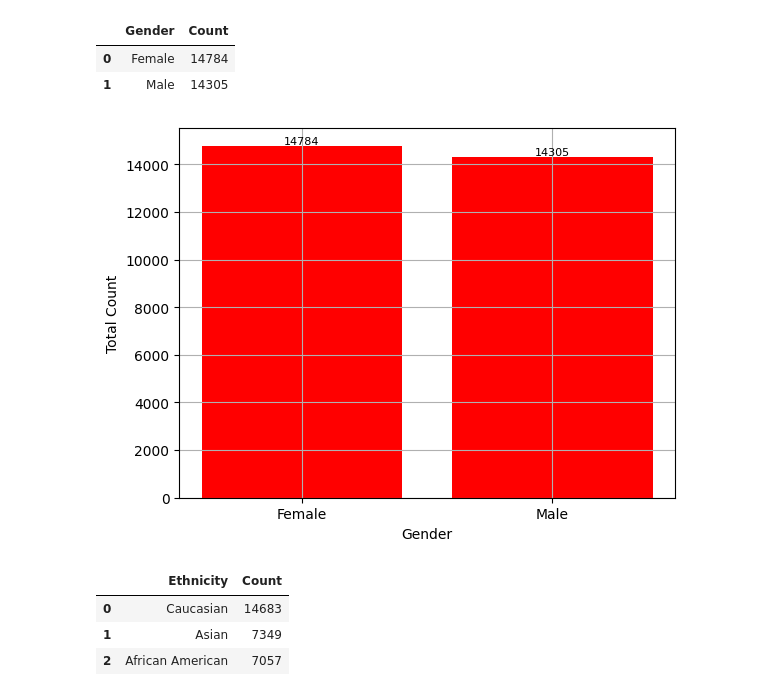
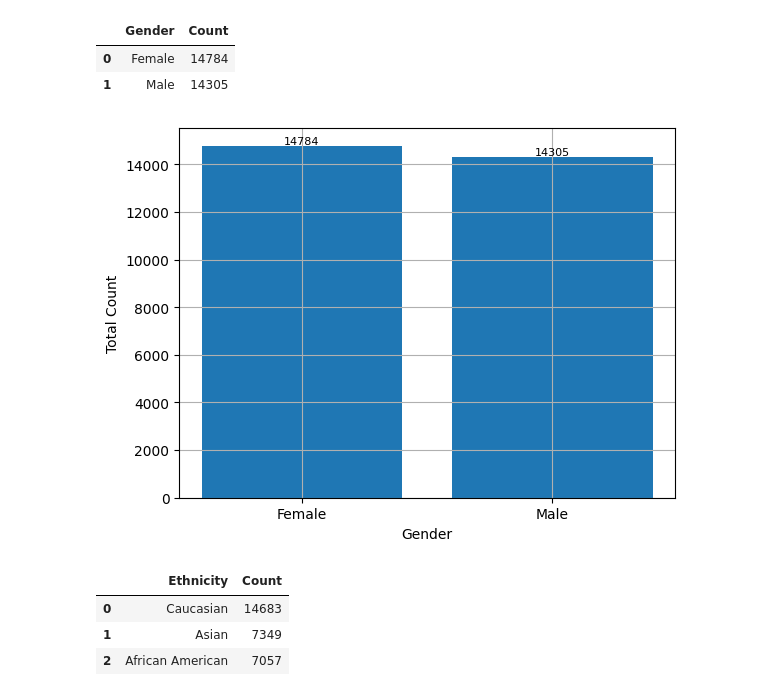
Before and after one commit to akshayDK0420/TwoDotSeven, a Jupyter notebook: Task2.ipynb, the cells around one changed output. Drawn from its saved outputs; the diff is of its cells as text; code cells hidden in the pictures.

```diff
--- a/Task2.ipynb
+++ b/Task2.ipynb
@@ -382,15 +491,15 @@ Gender
 # %%
 x = Gender['Gender']
 y = Gender['Count']
-plt.bar(x,y,color = 'red')
+plt.bar(x,y)
 plt.xlabel('Gender')
 plt.ylabel('Total Count')
 plt.grid()
 for i in range(len(x)):
     plt.text(x[i],y[i],f'{y[i]}',ha='center',va='bottom',fontsize=8)
 plt.show()
 # %% [output]
-[figure, old version]
+[figure, new version]
 # %%
 Ethnicity = df['Ethnicity'].value_counts().reset_index()
 Ethnicity.columns = ('Ethnicity','Count')
```
Also changed, not shown: parts of 25 cells of this notebook.
